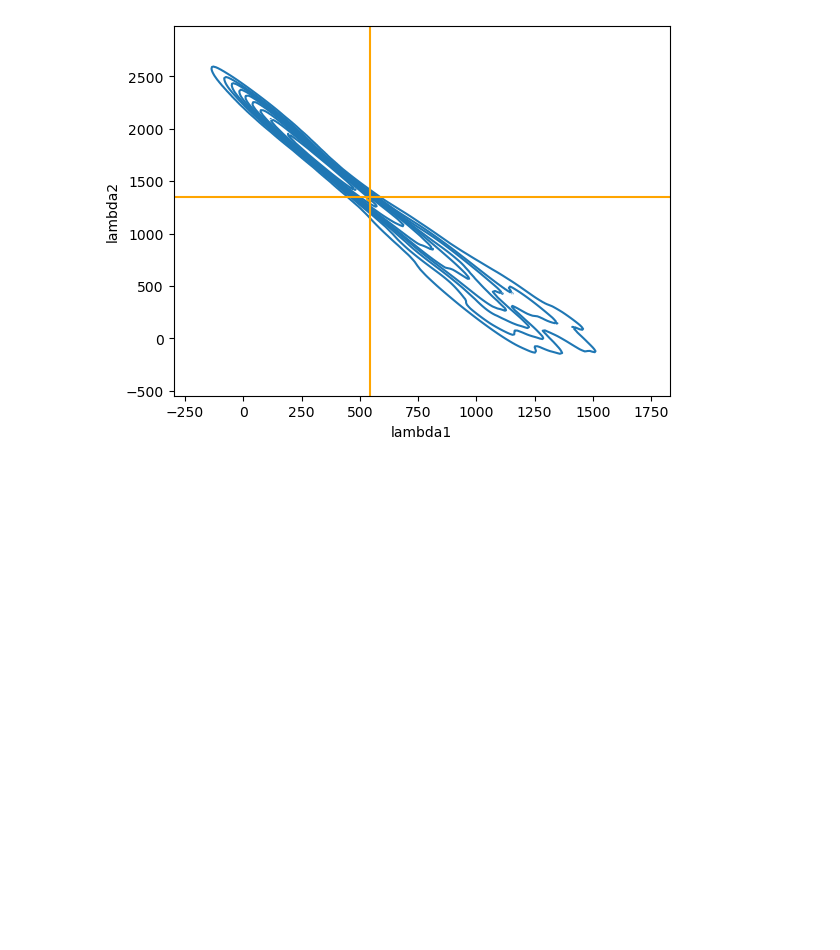
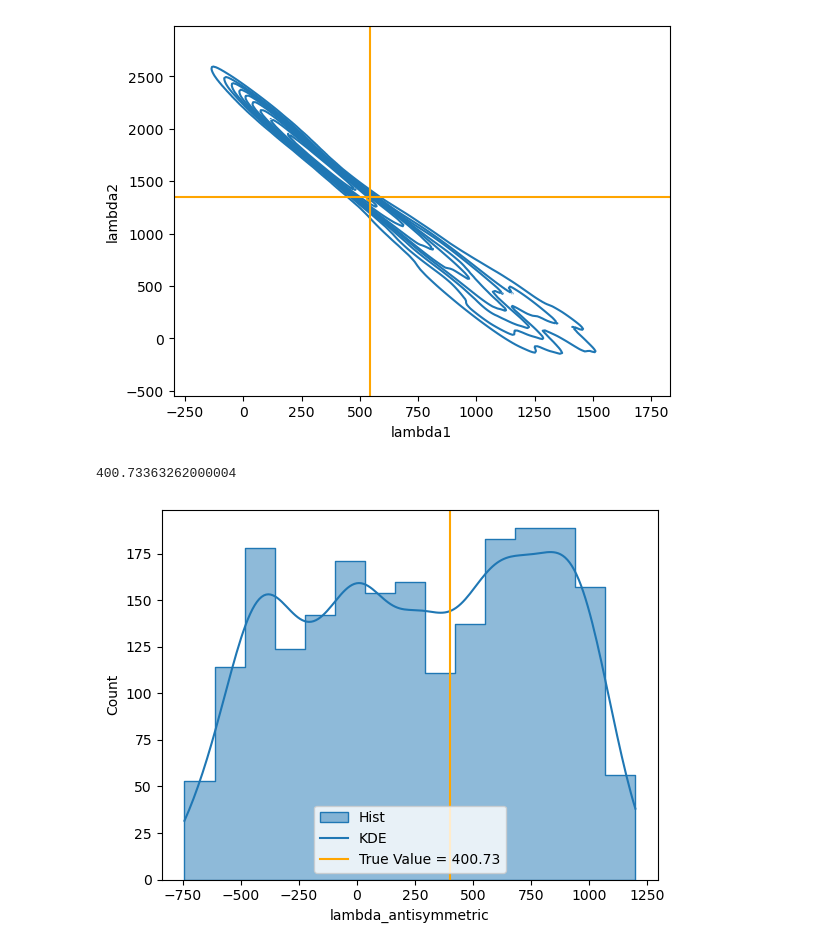
Before and after one commit to daniellmarc/Binary_Love, a Jupyter notebook: lambdaSymm_lambdaASymm/lambdaSymm_lambdaASymm.ipynb, the cells around one changed output. Drawn from its saved outputs; the diff is of its cells as text; code cells hidden in the pictures; blank space fills up the shorter version.

Commit message:
True Values for lambdaASymm

```diff
--- a/lambdaSymm_lambdaASymm/lambdaSymm_lambdaASymm.ipynb
+++ b/lambdaSymm_lambdaASymm/lambdaSymm_lambdaASymm.ipynb
@@ -249,3 +249,18 @@ plt.scatter(result.injection_parameters['lambda_1'], result.injection_parameters
 # %% [output]
 <matplotlib.collections.PathCollection at 0x...>
 [figure]
+# %%
+injection_lambda_1 = result.injection_parameters['lambda_1']
+injection_lambda_2 = result.injection_parameters['lambda_2']
+# print(injection_lambda_1)
+
+true_value_lambdaASymm = bilby.gw.conversion.lambda_1_lambda_2_to_lambda_antisymmetric(injection_lambda_1, injection_lambda_2)
+print(true_value_lambdaASymm)
+# %% [output]
+400.73363262000004
+# %%
+sns.histplot(x = result.posterior['lambda_antisymmetric'],kde = True , element="step").axvline(true_value_lambdaASymm, color ='orange' )
+plt.legend(labels=["Hist","KDE", 'True Value = 400.73'])
+plt.show ()
+# %% [output]
+[figure, added]
```
